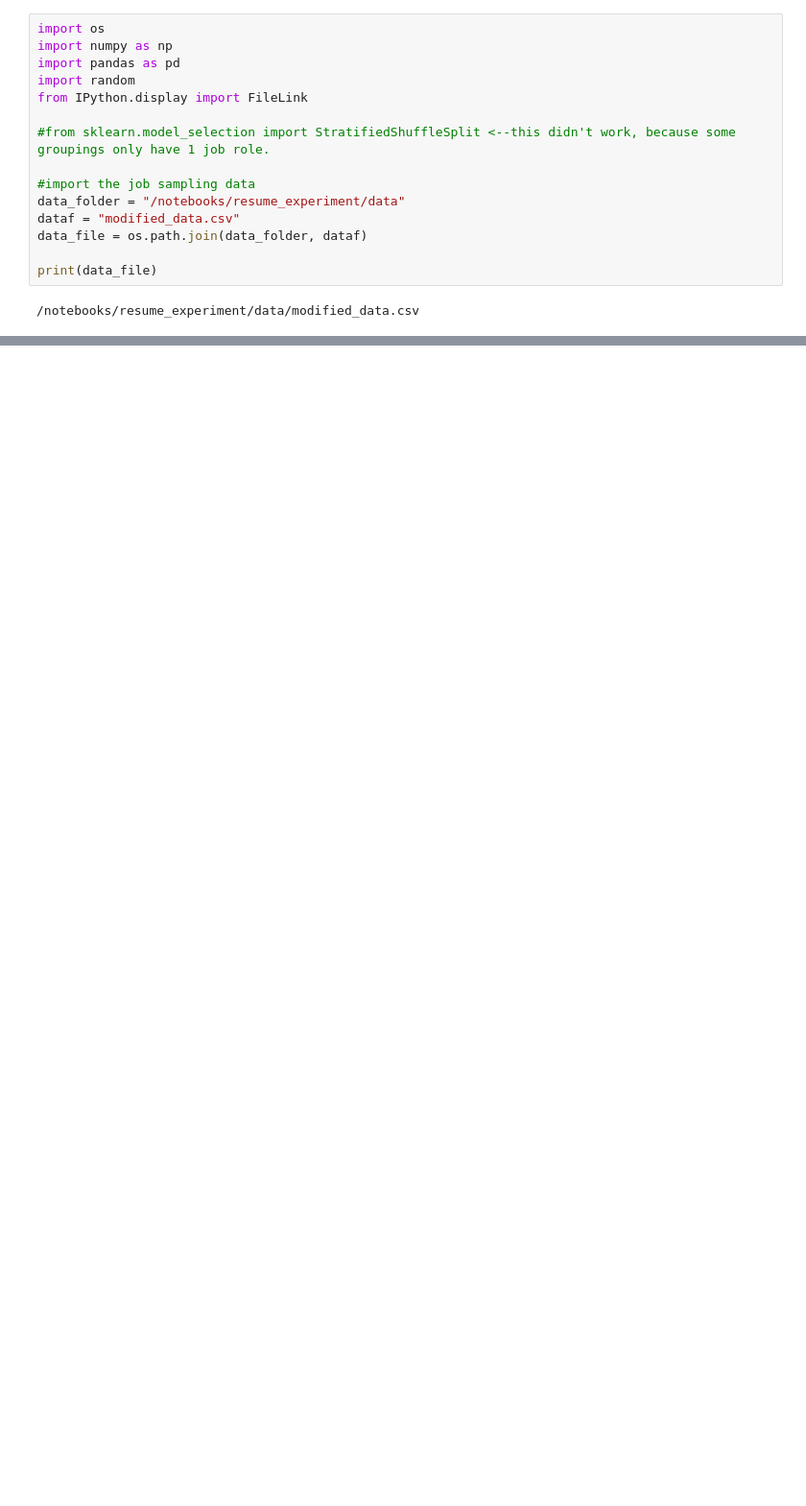
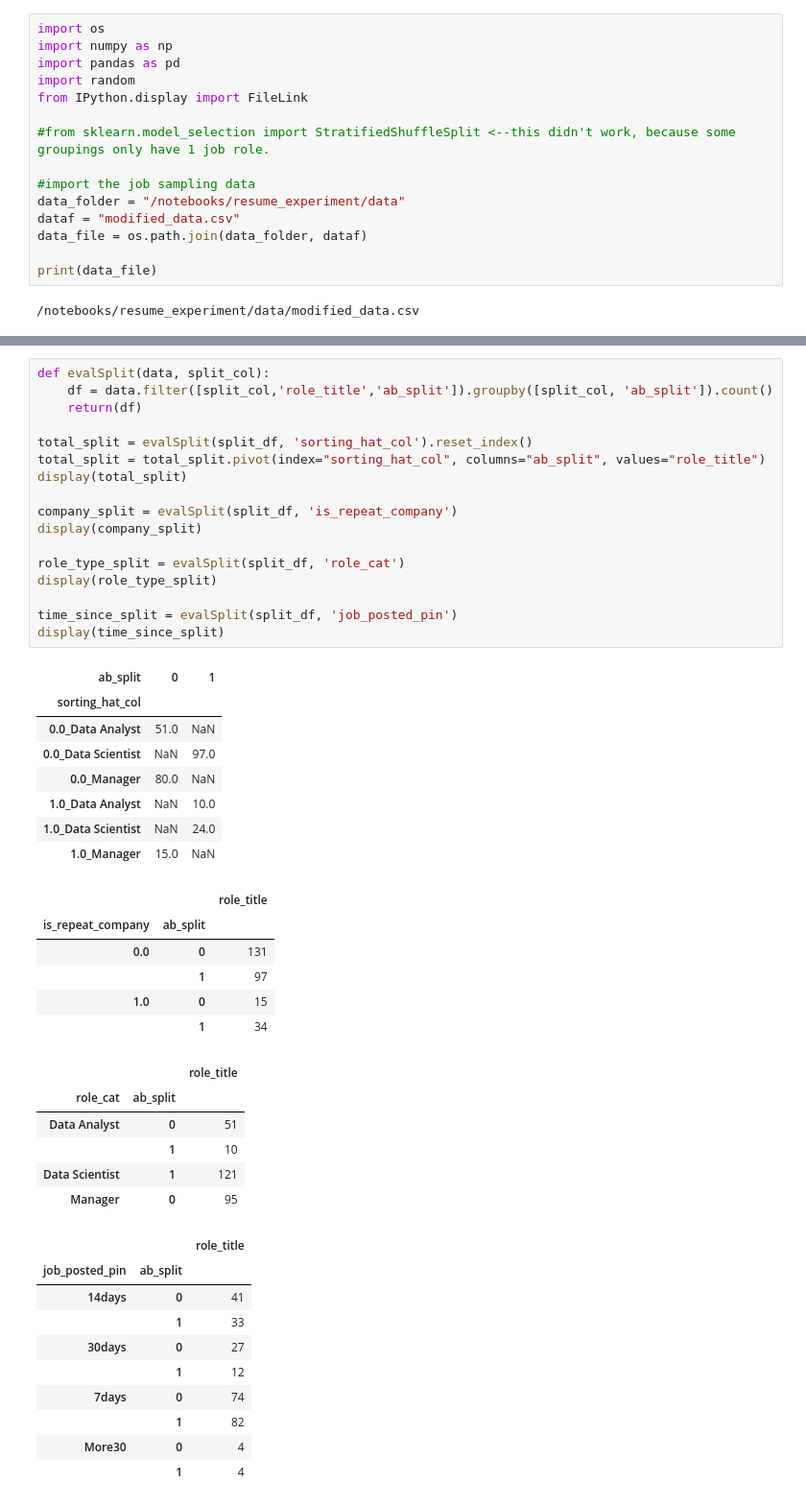
Before and after one commit to jeffreysanglin/resume_experiment, a Jupyter notebook: DataProcessing.ipynb, the cells around one changed output, grey strips where cells are left out. Shown: that part at 96% size. Drawn from its saved outputs; the diff is of its cells as text; blank space fills up the shorter version.

```diff
--- a/DataProcessing.ipynb
+++ b/DataProcessing.ipynb
@@ -131,0 +166,48 @@ df.to_csv(split_path)
+# %%
+def evalSplit(data, split_col):
+    df = data.filter([split_col,'role_title','ab_split']).groupby([split_col, 'ab_split']).count()
+    return(df)
+
+total_split = evalSplit(split_df, 'sorting_hat_col').reset_index()
+total_split = total_split.pivot(index="sorting_hat_col", columns="ab_split", values="role_title")
+display(total_split)
+
+company_split = evalSplit(split_df, 'is_repeat_company')
+display(company_split)
+
+role_type_split = evalSplit(split_df, 'role_cat')
+display(role_type_split)
+
+time_since_split = evalSplit(split_df, 'job_posted_pin')
+display(time_since_split)
+# %% [output]
+| ab_split | 0 | 1 |
+| sorting_hat_col |  |  |
+| 0.0_Data Analyst | 51.0 | NaN |
+| 0.0_Data Scientist | NaN | 97.0 |
+| 0.0_Manager | 80.0 | NaN |
+| 1.0_Data Analyst | NaN | 10.0 |
+| 1.0_Data Scientist | NaN | 24.0 |
+| 1.0_Manager | 15.0 | NaN |
+|  |  | role_title |
+| is_repeat_company | ab_split |  |
+| 0.0 | 0 | 131 |
+|  | 1 | 97 |
+| 1.0 | 0 | 15 |
+|  | 1 | 34 |
+|  |  | role_title |
+| role_cat | ab_split |  |
+| Data Analyst | 0 | 51 |
+|  | 1 | 10 |
+| Data Scientist | 1 | 121 |
+| Manager | 0 | 95 |
+|  |  | role_title |
+| job_posted_pin | ab_split |  |
+| 14days | 0 | 41 |
+|  | 1 | 33 |
+| 30days | 0 | 27 |
+|  | 1 | 12 |
+| 7days | 0 | 74 |
+|  | 1 | 82 |
+| More30 | 0 | 4 |
+|  | 1 | 4 |
```
Also changed, not shown: parts of 11 cells of this notebook.
